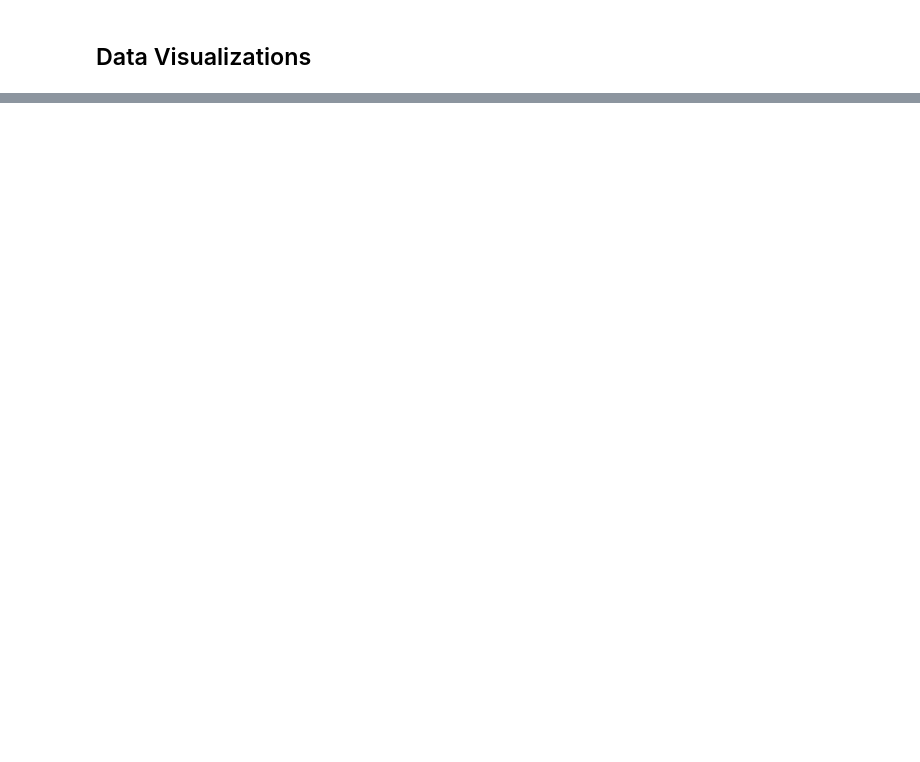
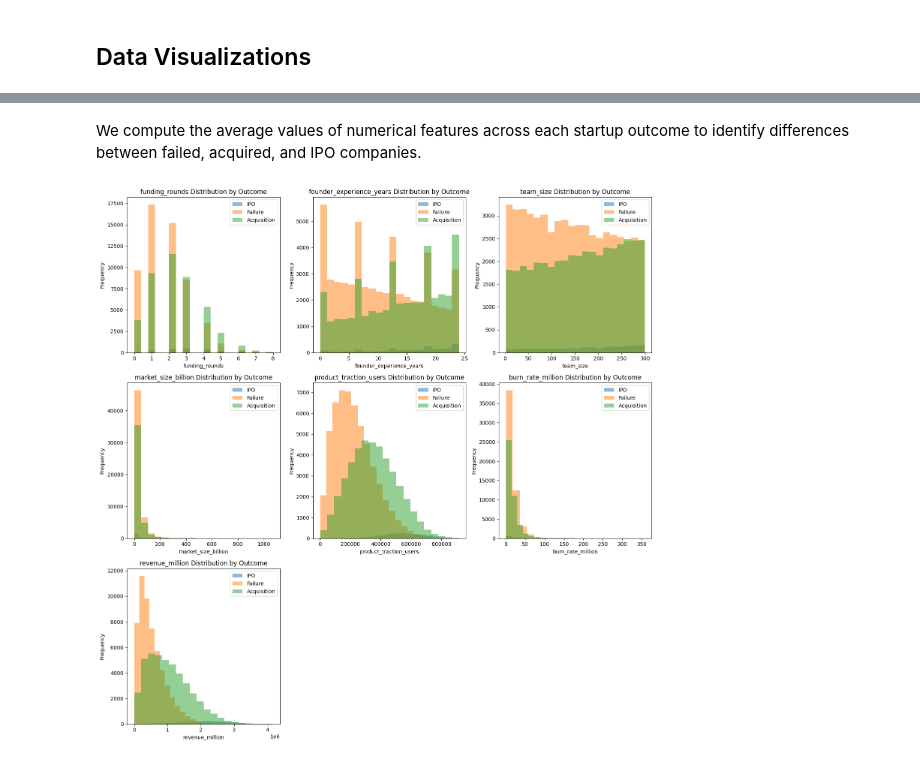
Before and after one commit to datastats01/startup-outcome-analysis, a Jupyter notebook: notebooks/2_data_visualizations.ipynb, the cells around one changed output, grey strips where cells are left out. Cells and saved outputs as stored; diff of their text form; code cells hidden in the pictures; blank space fills up the shorter version.

```diff
--- a/notebooks/2_data_visualizations.ipynb
+++ b/notebooks/2_data_visualizations.ipynb
@@ -59,0 +26,40 @@ plt.show()
+# %% [markdown]
+We compute the average values of numerical features across each startup outcome to identify differences between failed, acquired, and IPO companies.
+# %%
+import matplotlib.pyplot as plt
+
+num_cols = [
+    "funding_rounds",
+    "founder_experience_years",
+    "team_size",
+    "market_size_billion",
+    "product_traction_users",
+    "burn_rate_million",
+    "revenue_million"
+]
+
+# Number of rows and columns for subplots
+n_cols = 3  # 3 columns per row
+n_rows = (len(num_cols) + n_cols - 1) // n_cols  # Number of rows needed
+
+plt.figure(figsize=(15, 5 * n_rows))
+
+# Loop through the features and plot them
+for i, col in enumerate(num_cols):
+    plt.subplot(n_rows, n_cols, i + 1)  # Specify row/column grid
+    for outcome in df["outcome"].unique():
+        plt.hist(
+            df[df["outcome"] == outcome][col],
+            bins=20,
+            alpha=0.5,
+            label=outcome
+        )
+    plt.title(f"{col} Distribution by Outcome")
+    plt.xlabel(col)
+    plt.ylabel("Frequency")
+    plt.legend()
+
+plt.tight_layout()
+plt.show()
+# %% [output]
+[figure, added]
```
Also changed, not shown: parts of 5 cells of this notebook, 4 other files.
